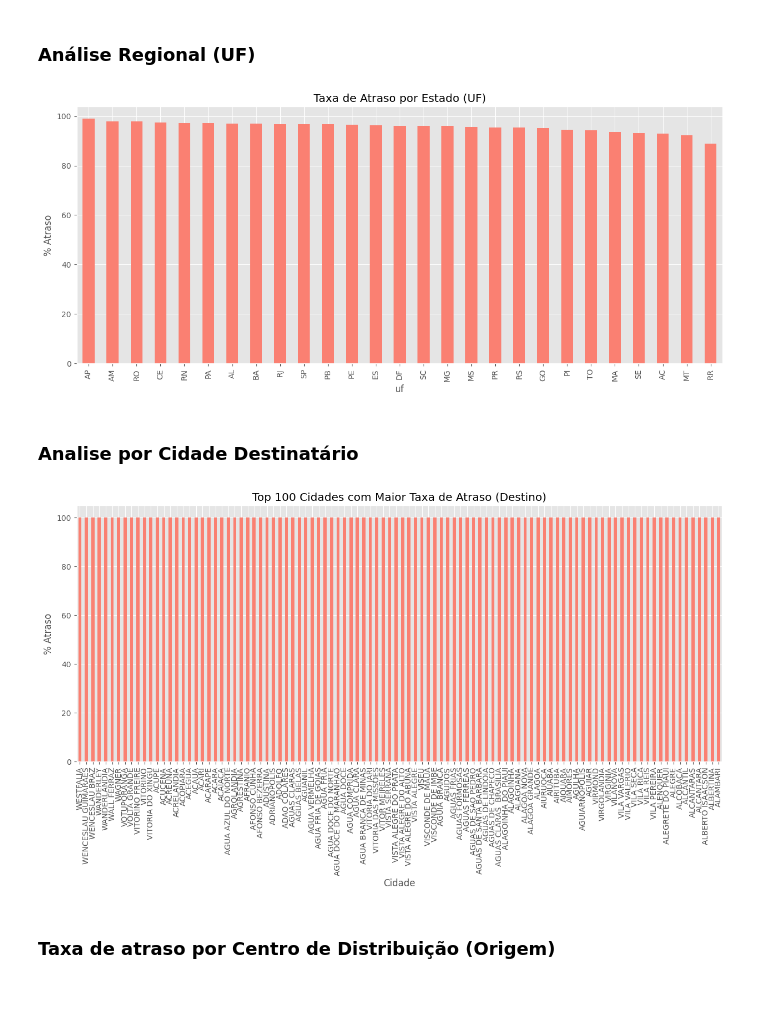
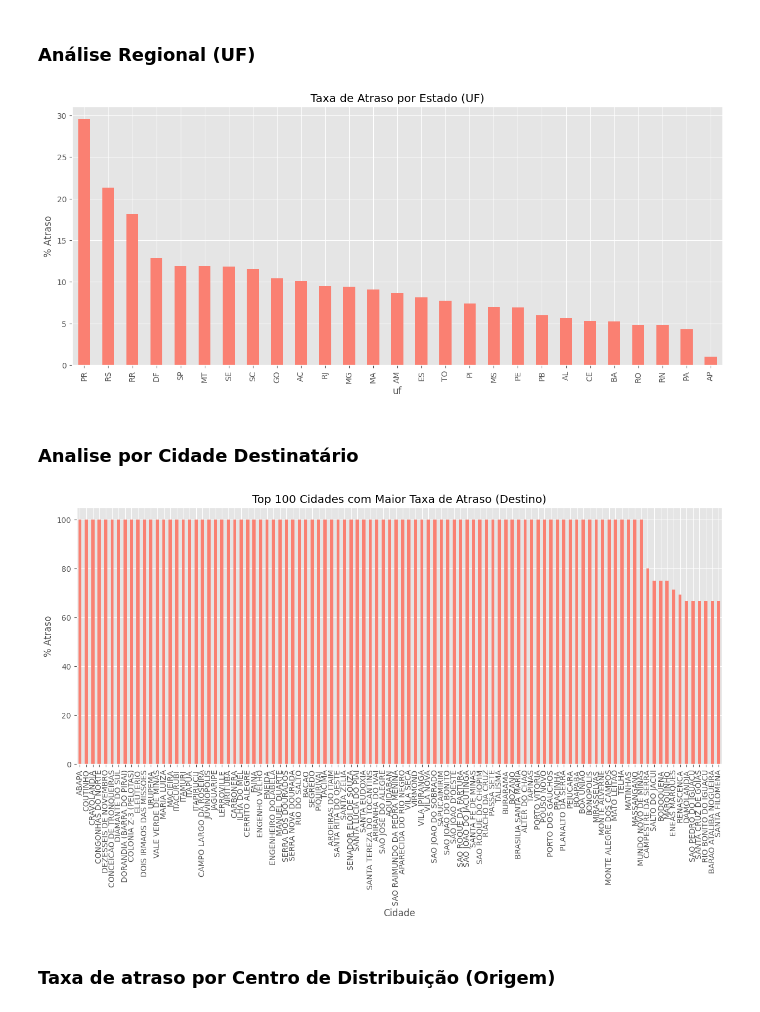
Before and after one commit to tashima42/user-experience-ciencia-de-dados, a Jupyter notebook: deep_analysis.ipynb, the cells around one changed output. Drawn from its saved outputs; the diff is of its cells as text; code cells hidden in the pictures.

```diff
--- a/deep_analysis.ipynb
+++ b/deep_analysis.ipynb
@@ -187,7 +187,7 @@ plt.show()
 # %% [markdown]
 ### Análise Regional (UF)
 # %%
-atraso_uf = df.groupby('uf')['tp_performance_entrega'].mean() * 100
+atraso_uf = df.groupby('uf')['is_atrasado'].mean() * 100
 
 plt.figure(figsize=(15, 6))
 atraso_uf.sort_values(ascending=False).plot(kind='bar', color='salmon')
@@ -195,23 +195,23 @@ plt.title('Taxa de Atraso por Estado (UF)')
 plt.ylabel('% Atraso')
 plt.show()
 # %% [output]
-[figure, old version]
+[figure, new version]
 # %% [markdown]
 ### Analise por Cidade Destinatário
 # %%
 # 1. Calcula a taxa média e ordena do maior para o menor, pegando os 10 primeiros
-atraso_top_100 = (df.groupby('cidade_destinatario')['tp_performance_entrega'].mean() * 100).sort_values(ascending=False).head(100)
+atraso_top_100 = (df.groupby('cidade_destinatario')['is_atrasado'].mean() * 100).sort_values(ascending=False).head(100)
 
 # 2. Plotagem
 plt.figure(figsize=(15, 6))
 atraso_top_100.plot(kind='bar', color='salmon')
 plt.title('Top 100 Cidades com Maior Taxa de Atraso (Destino)')
 plt.ylabel('% Atraso')
 plt.xlabel('Cidade')
 #plt.xticks(rotation=45)
 plt.show()
 # %% [output]
-[figure, old version]
+[figure, new version]
 # %% [markdown]
 ### Taxa de atraso por Centro de Distribuição (Origem)
 # %%
```
Also changed, not shown: parts of 4 cells of this notebook.
